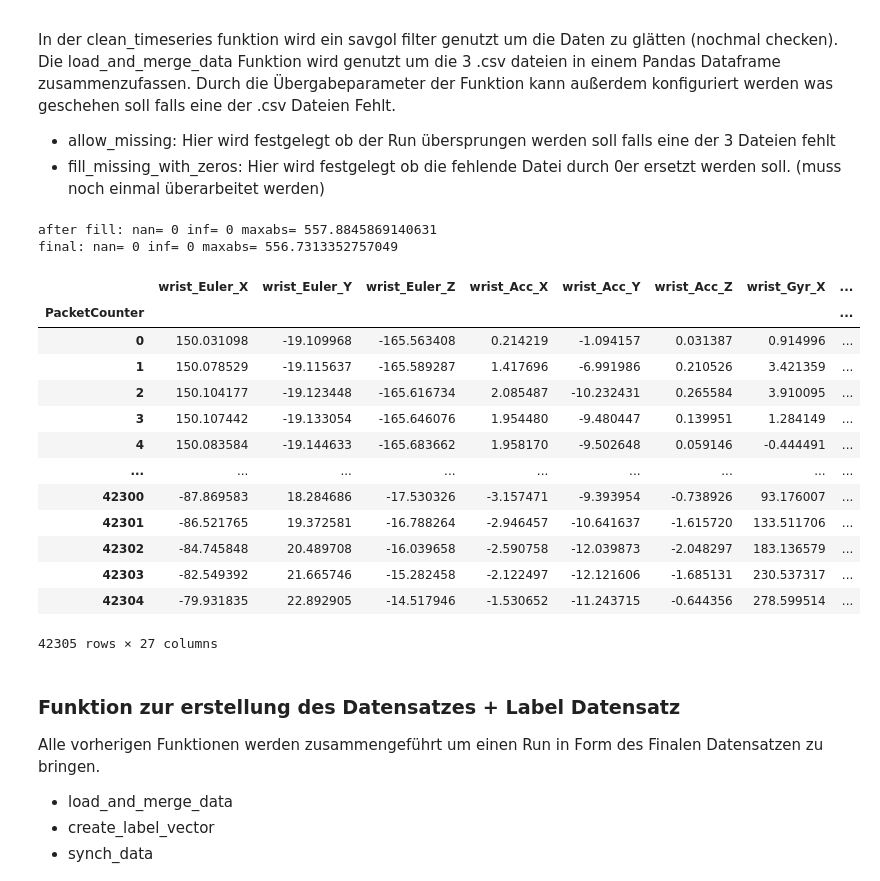
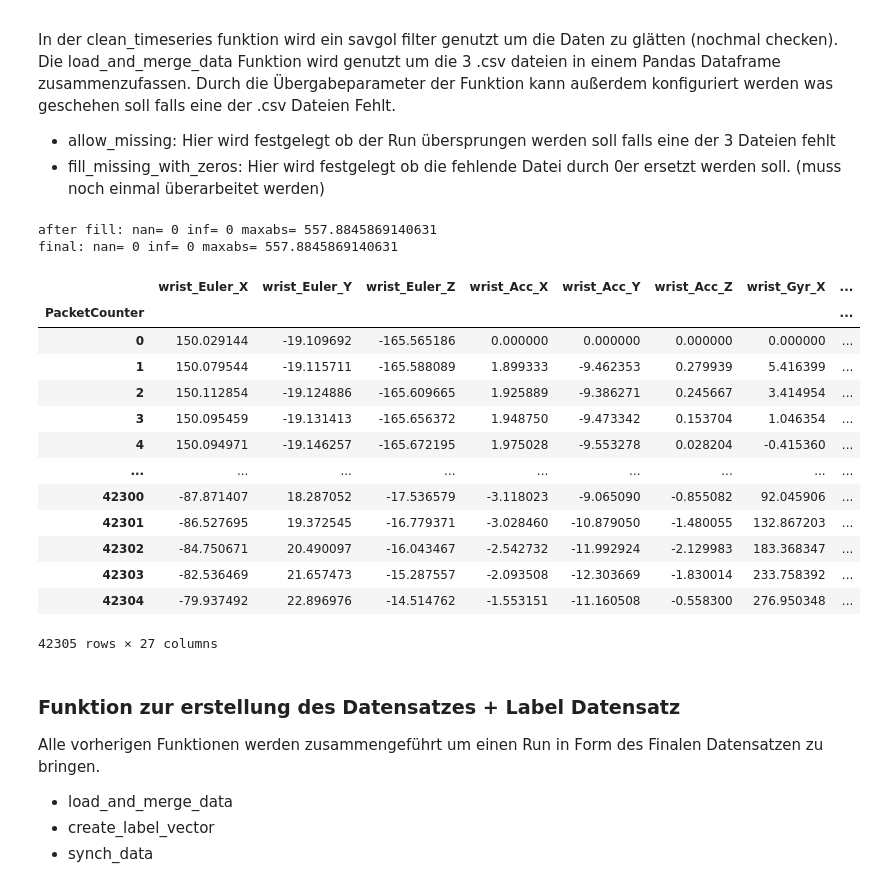
Before and after one commit to corneliusbrandt/ML_highlightvideoerstellung_bachelor, a Jupyter notebook: src/dataset_builder.ipynb, the cells around one changed output. Cells and saved outputs as stored; diff of their text form; code cells hidden in the pictures.

```diff
--- a/src/dataset_builder.ipynb
+++ b/src/dataset_builder.ipynb
@@ -396,46 +396,46 @@ def load_and_merge_data(run_file,
                     header_line = i
                     break
         # read csv file, skip unneeded rows
         df = pd.read_csv(matches[0], skiprows=header_line, usecols=cols)
         df = df.add_prefix(f"{prefix.lower()}_")
         df = df.rename(columns={f"{prefix.lower()}_{time_col}": time_col})
         data_frames[prefix.lower()] = df
 
         # set the base time from the first available sensor
         if base_time is None:
             base_time = df[time_col]
 
     # Merge all data frames on the time column
     merged = data_frames[sensor_prefixes[0].lower()]
     for prefix in sensor_prefixes[1:]:
         if prefix.lower() in data_frames:
             merged = pd.merge(merged, data_frames[prefix.lower()], on=time_col)
 
     merged.set_index(time_col, inplace=True)
     merged.head()
 
-    merged_cleaned = clean_timeseries(merged, filter_window_length=5, polyorder=2, do_clip=True, clip_quantile=0.999, debug=True)
+    merged_cleaned = clean_timeseries(merged, filter_window_length=5, polyorder=2, do_smooth=False, do_clip=True, clip_quantile=0.999, debug=True)
 
     #plot_time_series(merged, merged_cleaned, 3754, 60)
     return merged_cleaned
 
 load_and_merge_data("0713_0932")
 # %% [output]
 after fill: nan= 0 inf= 0 maxabs= 557.8845869140631
-final: nan= 0 inf= 0 maxabs= 556.7313352757049
+final: nan= 0 inf= 0 maxabs= 557.8845869140631
 |  | wrist_Euler_X | wrist_Euler_Y | wrist_Euler_Z | wrist_Acc_X | wrist_Acc_Y | wrist_Acc_Z | wrist_Gyr_X | ... |
 | PacketCounter |  |  |  |  |  |  |  | ... |
-| 0 | 150.031098 | -19.109968 | -165.563408 | 0.214219 | -1.094157 | 0.031387 | 0.914996 | ... |
-| 1 | 150.078529 | -19.115637 | -165.589287 | 1.417696 | -6.991986 | 0.210526 | 3.421359 | ... |
-| 2 | 150.104177 | -19.123448 | -165.616734 | 2.085487 | -10.232431 | 0.265584 | 3.910095 | ... |
-| 3 | 150.107442 | -19.133054 | -165.646076 | 1.954480 | -9.480447 | 0.139951 | 1.284149 | ... |
-| 4 | 150.083584 | -19.144633 | -165.683662 | 1.958170 | -9.502648 | 0.059146 | -0.444491 | ... |
+| 0 | 150.029144 | -19.109692 | -165.565186 | 0.000000 | 0.000000 | 0.000000 | 0.000000 | ... |
+| 1 | 150.079544 | -19.115711 | -165.588089 | 1.899333 | -9.462353 | 0.279939 | 5.416399 | ... |
+| 2 | 150.112854 | -19.124886 | -165.609665 | 1.925889 | -9.386271 | 0.245667 | 3.414954 | ... |
+| 3 | 150.095459 | -19.131413 | -165.656372 | 1.948750 | -9.473342 | 0.153704 | 1.046354 | ... |
+| 4 | 150.094971 | -19.146257 | -165.672195 | 1.975028 | -9.553278 | 0.028204 | -0.415360 | ... |
 | ... | ... | ... | ... | ... | ... | ... | ... | ... |
-| 42300 | -87.869583 | 18.284686 | -17.530326 | -3.157471 | -9.393954 | -0.738926 | 93.176007 | ... |
-| 42301 | -86.521765 | 19.372581 | -16.788264 | -2.946457 | -10.641637 | -1.615720 | 133.511706 | ... |
-| 42302 | -84.745848 | 20.489708 | -16.039658 | -2.590758 | -12.039873 | -2.048297 | 183.136579 | ... |
-| 42303 | -82.549392 | 21.665746 | -15.282458 | -2.122497 | -12.121606 | -1.685131 | 230.537317 | ... |
-| 42304 | -79.931835 | 22.892905 | -14.517946 | -1.530652 | -11.243715 | -0.644356 | 278.599514 | ... |
+| 42300 | -87.871407 | 18.287052 | -17.536579 | -3.118023 | -9.065090 | -0.855082 | 92.045906 | ... |
+| 42301 | -86.527695 | 19.372545 | -16.779371 | -3.028460 | -10.879050 | -1.480055 | 132.867203 | ... |
+| 42302 | -84.750671 | 20.490097 | -16.043467 | -2.542732 | -11.992924 | -2.129983 | 183.368347 | ... |
+| 42303 | -82.536469 | 21.657473 | -15.287557 | -2.093508 | -12.303669 | -1.830014 | 233.758392 | ... |
+| 42304 | -79.937492 | 22.896976 | -14.514762 | -1.553151 | -11.160508 | -0.558300 | 276.950348 | ... |
 42305 rows × 27 columns
 # %% [markdown]
 ### Funktion zur erstellung des Datensatzes + Label Datensatz
```
Also changed, not shown: parts of 4 cells of this notebook, 6 other files.
